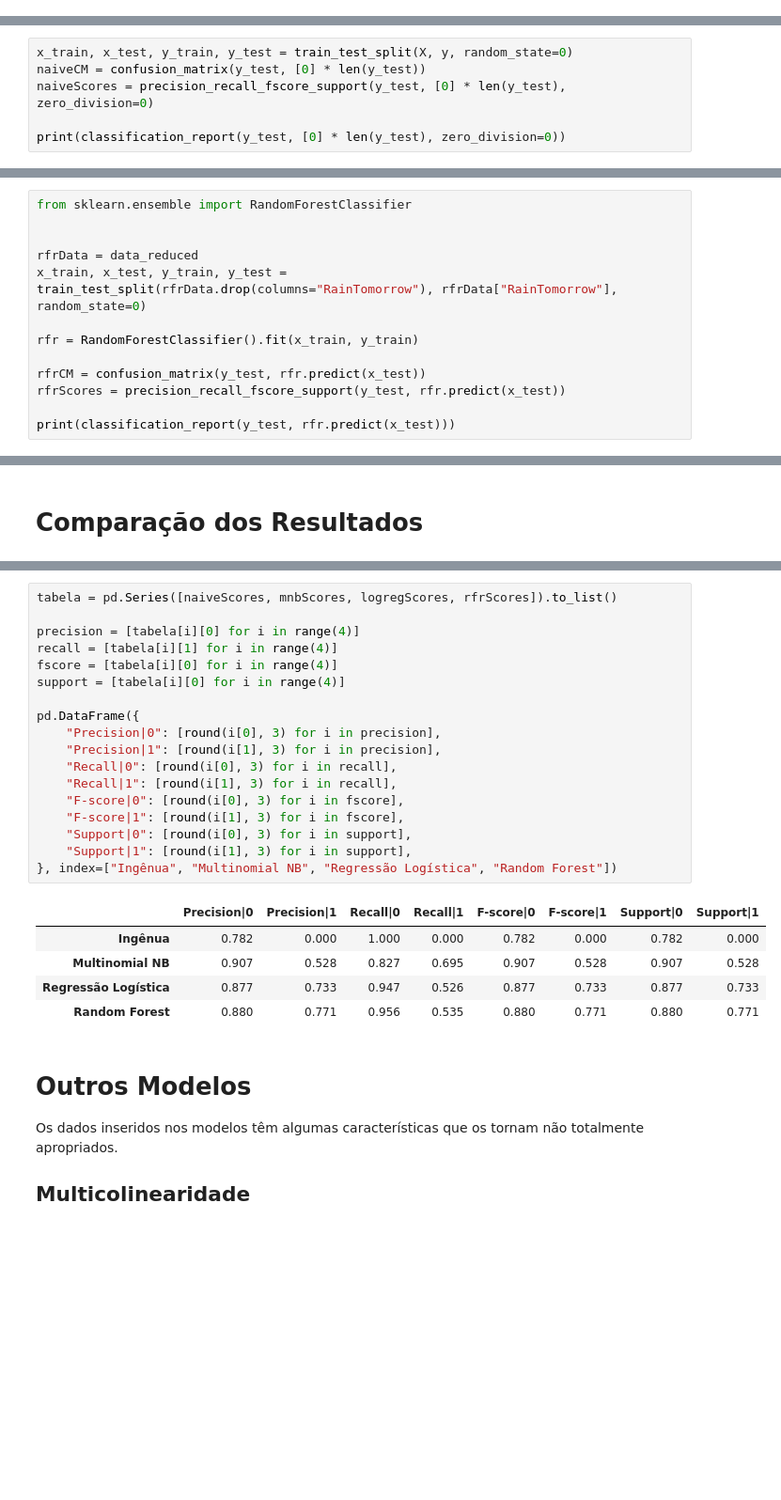
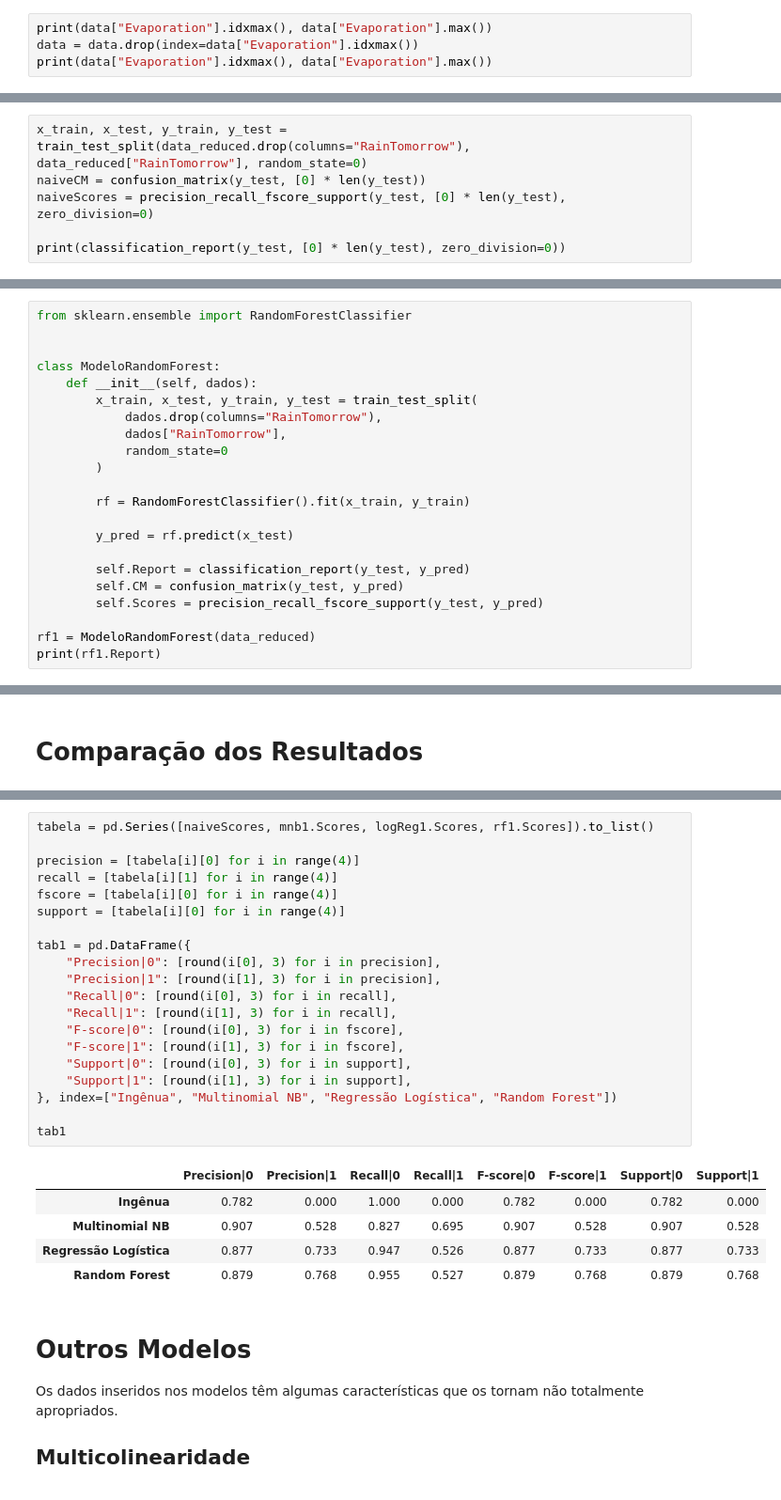
Before and after one commit to rstellet8/p2-datamining, a Jupyter notebook: rainNb.ipynb, the cells around one changed output, grey strips where cells are left out. Shown: that part at 94% size. Drawn from its saved outputs; the diff is of its cells as text; blank space fills up the shorter version.

```diff
--- a/rainNb.ipynb
+++ b/rainNb.ipynb
@@ -50,0 +93,4 @@ memory usage: 25.5+ MB
+# %%
+print(data["Evaporation"].idxmax(), data["Evaporation"].max())
+data = data.drop(index=data["Evaporation"].idxmax())
+print(data["Evaporation"].idxmax(), data["Evaporation"].max())
@@ -147,5 +193,5 @@ X = data_reduced.drop(columns="RainTomorrow")
 # %%
-x_train, x_test, y_train, y_test = train_test_split(X, y, random_state=0)
+x_train, x_test, y_train, y_test = train_test_split(data_reduced.drop(columns="RainTomorrow"), data_reduced["RainTomorrow"], random_state=0)
 naiveCM = confusion_matrix(y_test, [0] * len(y_test))
 naiveScores = precision_recall_fscore_support(y_test, [0] * len(y_test), zero_division=0)
 
@@ -224,15 +320,24 @@ weighted avg       0.85      0.85      0.85     14523
 from sklearn.ensemble import RandomForestClassifier
 
 
-rfrData = data_reduced
-x_train, x_test, y_train, y_test = train_test_split(rfrData.drop(columns="RainTomorrow"), rfrData["RainTomorrow"], random_state=0)
+class ModeloRandomForest:
+    def __init__(self, dados):
+        x_train, x_test, y_train, y_test = train_test_split(
+            dados.drop(columns="RainTomorrow"),
+            dados["RainTomorrow"],
+            random_state=0
+        )
 
-rfr = RandomForestClassifier().fit(x_train, y_train)
+        rf = RandomForestClassifier().fit(x_train, y_train)
 
-rfrCM = confusion_matrix(y_test, rfr.predict(x_test))
-rfrScores = precision_recall_fscore_support(y_test, rfr.predict(x_test))
+        y_pred = rf.predict(x_test)
 
-print(classification_report(y_test, rfr.predict(x_test)))
+        self.Report = classification_report(y_test, y_pred)
+        self.CM = confusion_matrix(y_test, y_pred)
+        self.Scores = precision_recall_fscore_support(y_test, y_pred)
+
+rf1 = ModeloRandomForest(data_reduced)
+print(rf1.Report)
 # %% [output]
               precision    recall  f1-score   support
 
@@ -260,27 +365,29 @@ pd.DataFrame(resultados.to_list(),
 # %%
-tabela = pd.Series([naiveScores, mnbScores, logregScores, rfrScores]).to_list()
+tabela = pd.Series([naiveScores, mnb1.Scores, logReg1.Scores, rf1.Scores]).to_list()
 
 precision = [tabela[i][0] for i in range(4)]
 recall = [tabela[i][1] for i in range(4)]
 fscore = [tabela[i][0] for i in range(4)]
 support = [tabela[i][0] for i in range(4)]
 
-pd.DataFrame({
+tab1 = pd.DataFrame({
     "Precision|0": [round(i[0], 3) for i in precision],
     "Precision|1": [round(i[1], 3) for i in precision],
     "Recall|0": [round(i[0], 3) for i in recall],
     "Recall|1": [round(i[1], 3) for i in recall],
     "F-score|0": [round(i[0], 3) for i in fscore],
     "F-score|1": [round(i[1], 3) for i in fscore],
     "Support|0": [round(i[0], 3) for i in support],
     "Support|1": [round(i[1], 3) for i in support],
 }, index=["Ingênua", "Multinomial NB", "Regressão Logística", "Random Forest"])
+
+tab1
 # %% [output]
 |  | Precision|0 | Precision|1 | Recall|0 | Recall|1 | F-score|0 | F-score|1 | Support|0 | Support|1 |
 | Ingênua | 0.782 | 0.000 | 1.000 | 0.000 | 0.782 | 0.000 | 0.782 | 0.000 |
 | Multinomial NB | 0.907 | 0.528 | 0.827 | 0.695 | 0.907 | 0.528 | 0.907 | 0.528 |
 | Regressão Logística | 0.877 | 0.733 | 0.947 | 0.526 | 0.877 | 0.733 | 0.877 | 0.733 |
-| Random Forest | 0.880 | 0.771 | 0.956 | 0.535 | 0.880 | 0.771 | 0.880 | 0.771 |
+| Random Forest | 0.879 | 0.768 | 0.955 | 0.527 | 0.879 | 0.768 | 0.879 | 0.768 |
 # %% [markdown]
 # Outros Modelos
 
```
Also changed, not shown: parts of 28 cells of this notebook.
